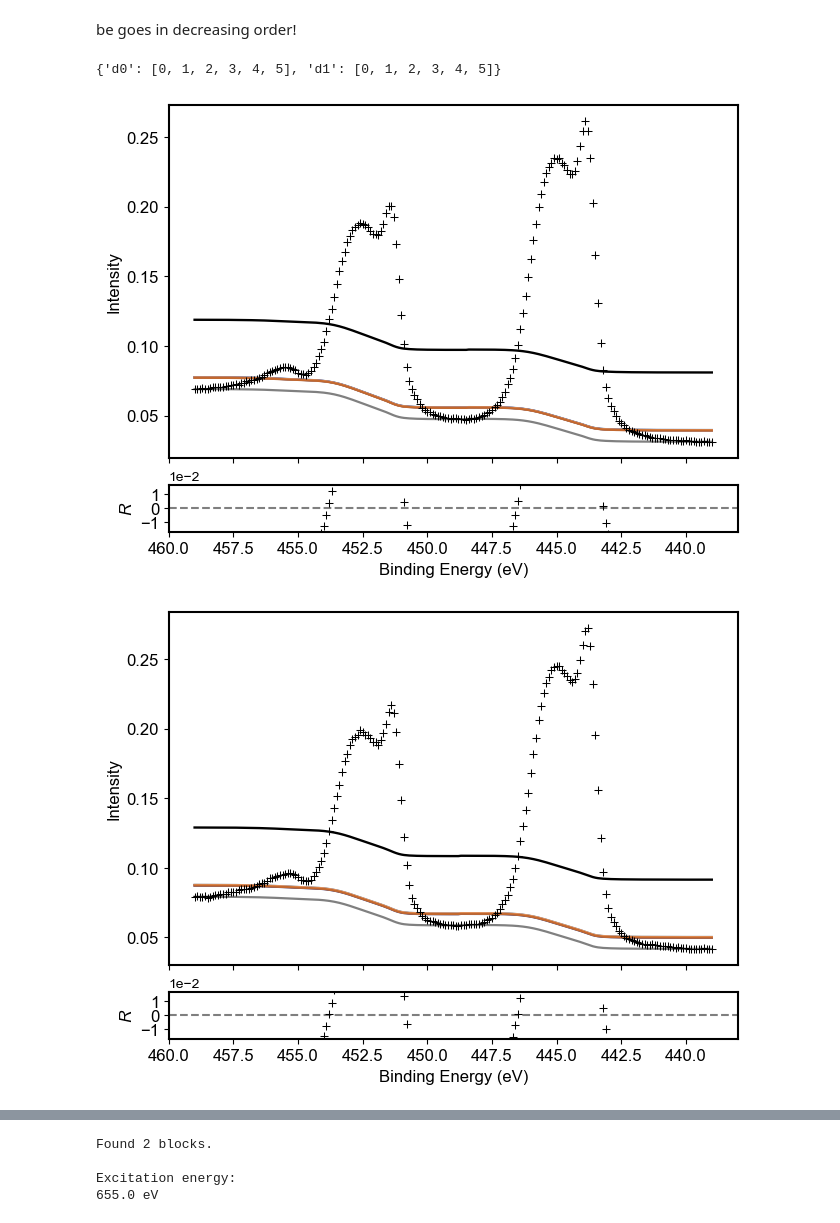
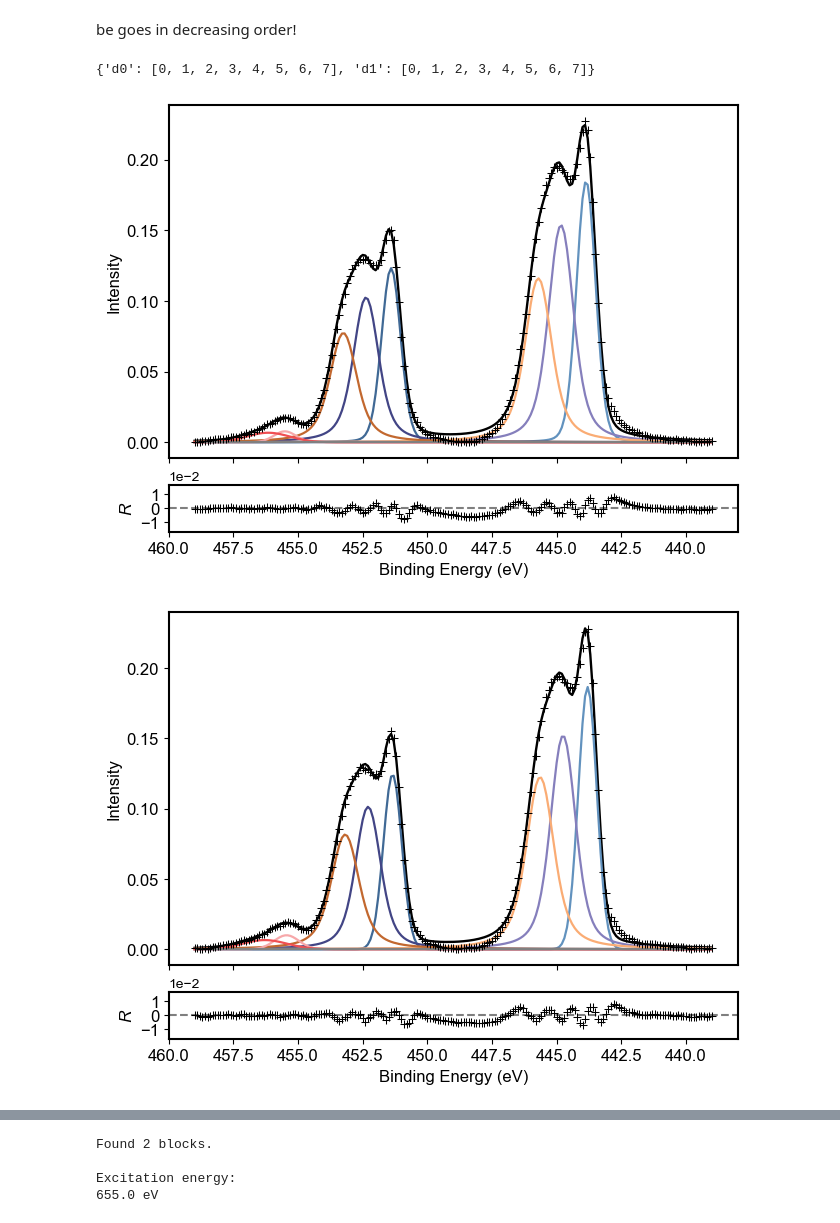
Before and after one commit to picklerixs/meitner, a Jupyter notebook: xarray_test.ipynb, the cells around one changed output, grey strips where cells are left out. Drawn from its saved outputs; the diff is of its cells as text; code cells hidden in the pictures.

```diff
--- a/xarray_test.ipynb
+++ b/xarray_test.ipynb
@@ -39,8 +37,8 @@ Found break point at 448.79999999999995 eV.
 # %% [markdown]
 be goes in decreasing order!
 # %%
-fit = meitner.Fit(xps_list, n_peaks=6, first_peak_index=0, fit=True)
+fit = meitner.Fit(xps_list, n_peaks=8, first_peak_index=0, fit=False)
 # %%
 fit.peak_ids
 # %% [output]
-{'d0': [0, 1, 2, 3, 4, 5], 'd1': [0, 1, 2, 3, 4, 5]}
+{'d0': [0, 1, 2, 3, 4, 5, 6, 7], 'd1': [0, 1, 2, 3, 4, 5, 6, 7]}
@@ -47,5 +64,7 @@ fit.peak_ids
+# %%
+fit.fit()
 # %%
-fit.plot_separate(display_bg=True, subtract_bg=False, envelope_zorder='bottom')
+fit.plot_separate(display_bg=True, subtract_bg=True, envelope_zorder='bottom')
 # %% [output]
-[figure, old version]
+[figure, new version]
-[figure, old version]
+[figure, new version]
```
Also changed, not shown: parts of 3 cells of this notebook, 1 other file.
